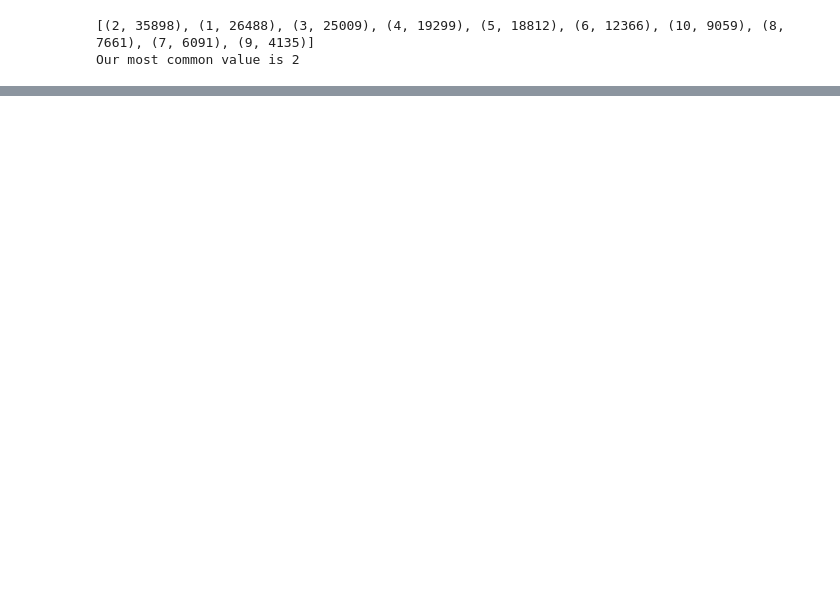
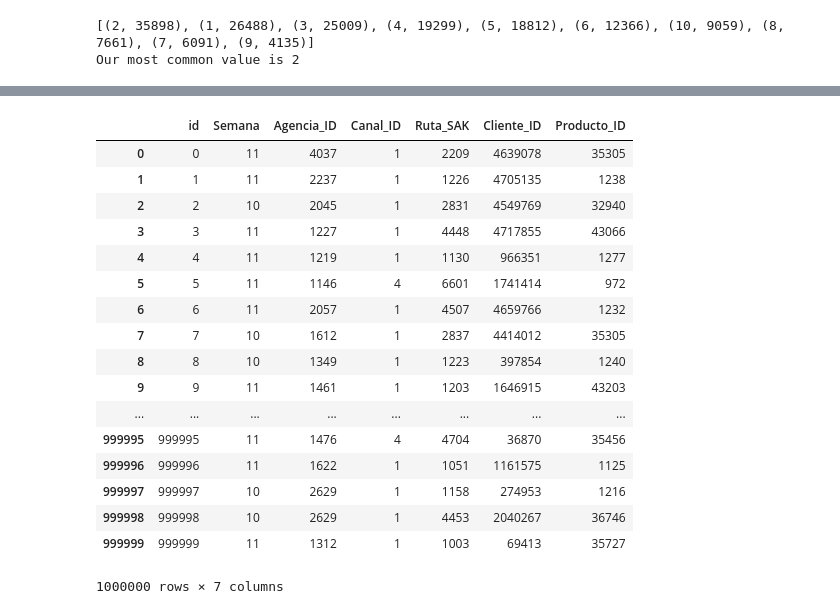
Before and after one commit to sugiantolauw/SYD_DAT_5, a Jupyter notebook: labs/Week 3/Bimbo.ipynb, the cells around one changed output, grey strips where cells are left out. Cells and saved outputs as stored; diff of their text form; code cells hidden in the pictures; blank space fills up the shorter version.

Commit message:
Updating my folder for my project/homework

```diff
--- a/labs/Week 3/Bimbo.ipynb
+++ b/labs/Week 3/Bimbo.ipynb
@@ -88,3 +94,26 @@ print(week.value_counts())
 
 demands = pd.read_csv(filename, usecols=['Semana', 'Demanda_uni_equil'])
 print('Size:' + str(demands.shape))
+# %%
+test = pd.read_csv('C:\\Users\\richter Belmont\\Desktop\\Data Science - Projects\\Grupo Bimbo - Inventory Demand\\test.csv', nrows=1000000)
+# %%
+test
+# %% [output]
+|  | id | Semana | Agencia_ID | Canal_ID | Ruta_SAK | Cliente_ID | Producto_ID |
+| 0 | 0 | 11 | 4037 | 1 | 2209 | 4639078 | 35305 |
+| 1 | 1 | 11 | 2237 | 1 | 1226 | 4705135 | 1238 |
+| 2 | 2 | 10 | 2045 | 1 | 2831 | 4549769 | 32940 |
+| 3 | 3 | 11 | 1227 | 1 | 4448 | 4717855 | 43066 |
+| 4 | 4 | 11 | 1219 | 1 | 1130 | 966351 | 1277 |
+| 5 | 5 | 11 | 1146 | 4 | 6601 | 1741414 | 972 |
+| 6 | 6 | 11 | 2057 | 1 | 4507 | 4659766 | 1232 |
+| 7 | 7 | 10 | 1612 | 1 | 2837 | 4414012 | 35305 |
+| 8 | 8 | 10 | 1349 | 1 | 1223 | 397854 | 1240 |
+| 9 | 9 | 11 | 1461 | 1 | 1203 | 1646915 | 43203 |
+| ... | ... | ... | ... | ... | ... | ... | ... |
+| 999995 | 999995 | 11 | 1476 | 4 | 4704 | 36870 | 35456 |
+| 999996 | 999996 | 11 | 1622 | 1 | 1051 | 1161575 | 1125 |
+| 999997 | 999997 | 10 | 2629 | 1 | 1158 | 274953 | 1216 |
+| 999998 | 999998 | 10 | 2629 | 1 | 4453 | 2040267 | 36746 |
+| 999999 | 999999 | 11 | 1312 | 1 | 1003 | 69413 | 35727 |
+1000000 rows × 7 columns
```
Also changed, not shown: parts of 4 cells of this notebook, 16 other files.
